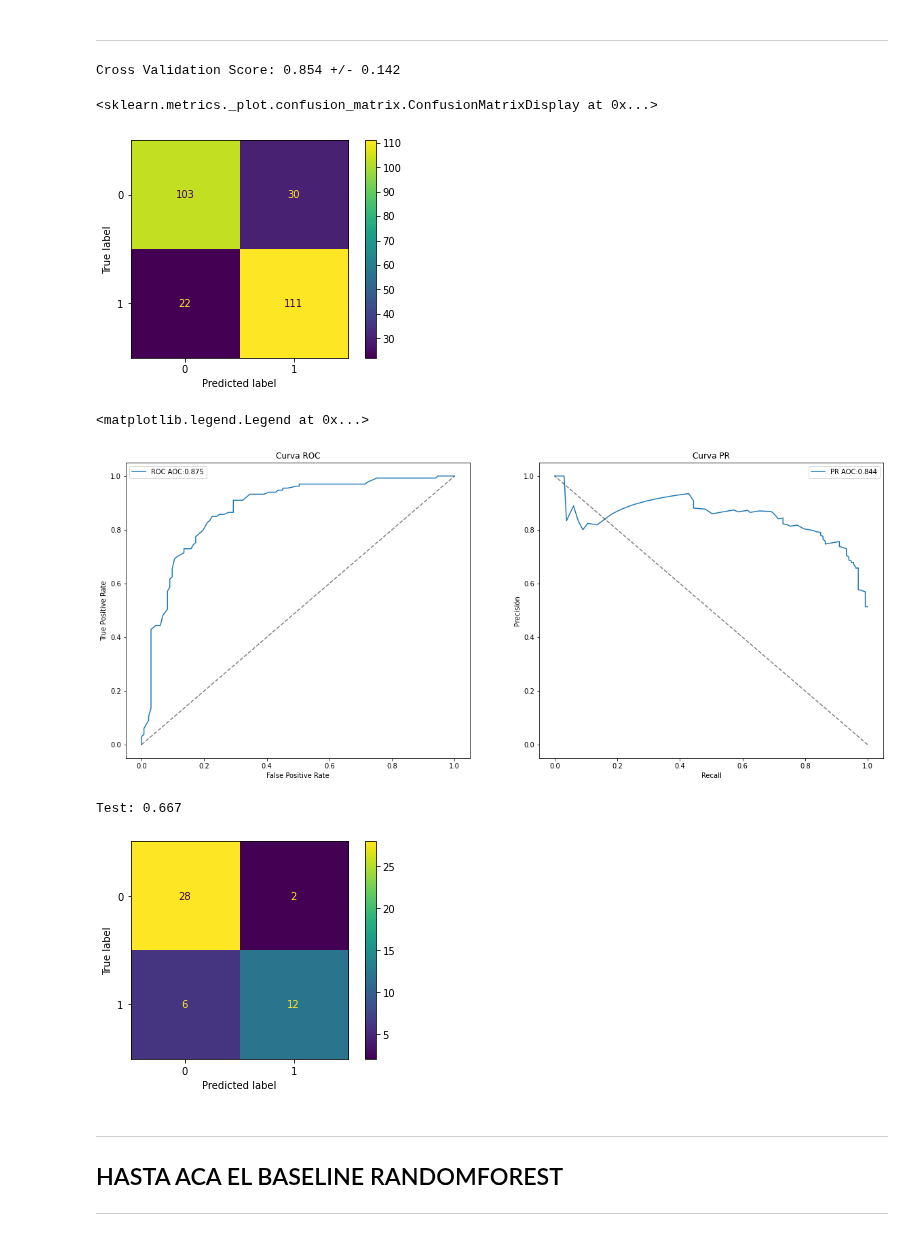
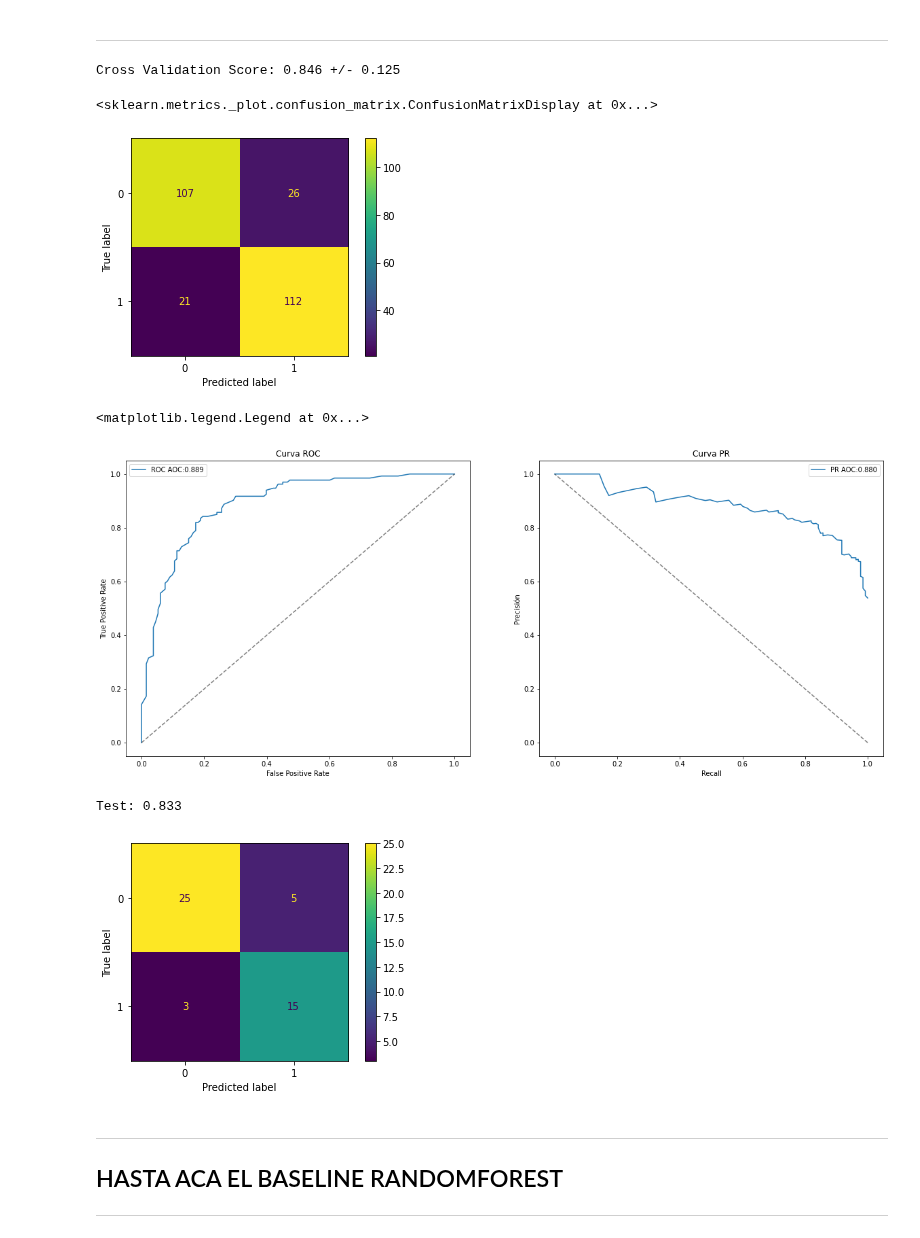
Before and after one commit to JaviCeRodriguez/Heart-Failure-ML, a Jupyter notebook: base_model.ipynb, the cells around one changed output. Drawn from its saved outputs; the diff is of its cells as text; code cells hidden in the pictures.

```diff
--- a/base_model.ipynb
+++ b/base_model.ipynb
@@ -20,13 +33,17 @@ feat_train, targ_train = SMOTE().fit_resample(feat_train, targ_train)
+# %%
+feat_train, feat_test, targ_train, targ_test = train_test_split(df_cleaned.drop(["DEATH_EVENT"],axis=1),df_cleaned["DEATH_EVENT"],test_size=0.2,random_state=69)
+scaler = StandardScaler()
+feat_train = scaler.fit_transform(feat_train)
+feat_train, targ_train = SMOTE().fit_resample(feat_train, targ_train)
 # %% [markdown]
 ---
 # %%
-# VER Q DA IGUAL LOS HIPERPARAMETROS -> PREGUNTAR
 rf_model = RandomForestClassifier(random_state=69)
 rf_model.fit(feat_train,targ_train)
 rf_scoring = cross_val_score(rf_model, feat_train, targ_train,cv=10, scoring="recall")
 print("Cross Validation Score: {:.3f} +/- {:.3f}".format(rf_scoring.mean(),rf_scoring.std()))
 # %% [output]
-Cross Validation Score: 0.854 +/- 0.142
+Cross Validation Score: 0.846 +/- 0.125
 # %%
 rf_predicted = cross_val_predict(rf_model,feat_train,targ_train,cv=10)
 cm = confusion_matrix(targ_train, rf_predicted)
@@ -34,7 +51,7 @@ disp = ConfusionMatrixDisplay(confusion_matrix=cm)
 disp.plot()
 # %% [output]
 <sklearn.metrics._plot.confusion_matrix.ConfusionMatrixDisplay at 0x...>
-[figure, old version]
+[figure, new version]
 # %%
 rf_predicted = cross_val_predict(rf_model,feat_train,targ_train,cv=10,method="predict_proba")
 fpr, tpr, thresholds = roc_curve(targ_train, rf_predicted[:,1])
@@ -59,4 +76,4 @@ plt.title('Curva PR')
 plt.legend()
 # %% [output]
 <matplotlib.legend.Legend at 0x...>
-[figure, old version]
+[figure, new version]
@@ -63,13 +82,13 @@ plt.legend()
 # %%
-rf_predicted_t = rf_model.predict(feat_test)
+rf_predicted_t = (rf_model.predict_proba(scaler.transform(feat_test))>0.43)[:,1]
 cm = confusion_matrix(targ_test, rf_predicted_t)
 disp = ConfusionMatrixDisplay(confusion_matrix=cm)
 disp.plot()
 rf_scoring_t = recall_score(targ_test,rf_predicted_t)
 print("Test: {:.3f}".format(rf_scoring_t))
 # %% [output]
-Test: 0.667
+Test: 0.833
-[figure, old version]
+[figure, new version]
 # %% [markdown]
 ---
 ## HASTA ACA EL BASELINE RANDOMFOREST
```
Also changed, not shown: parts of 4 cells of this notebook, 2 other files.
